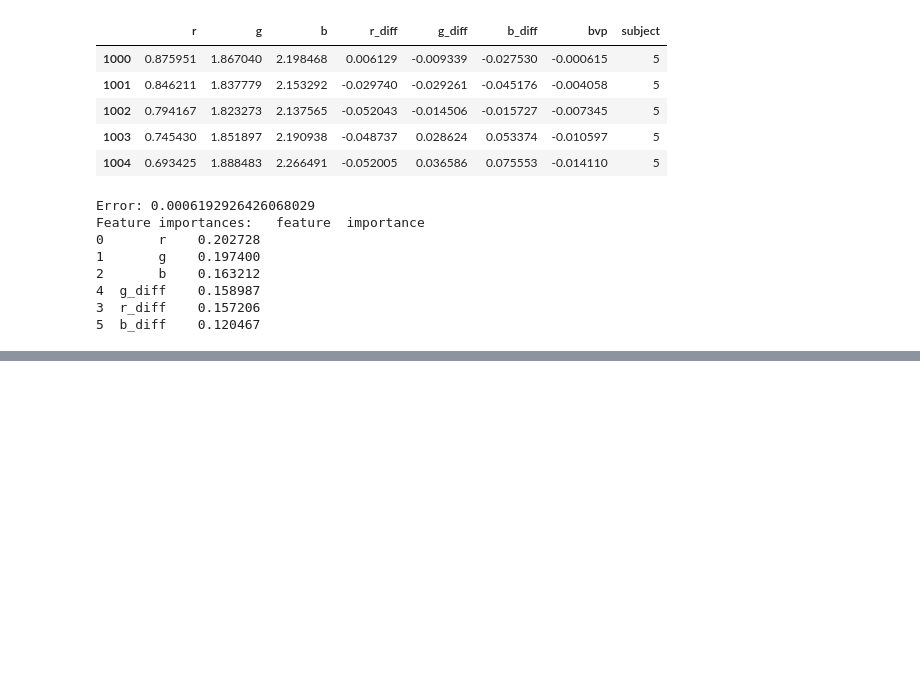
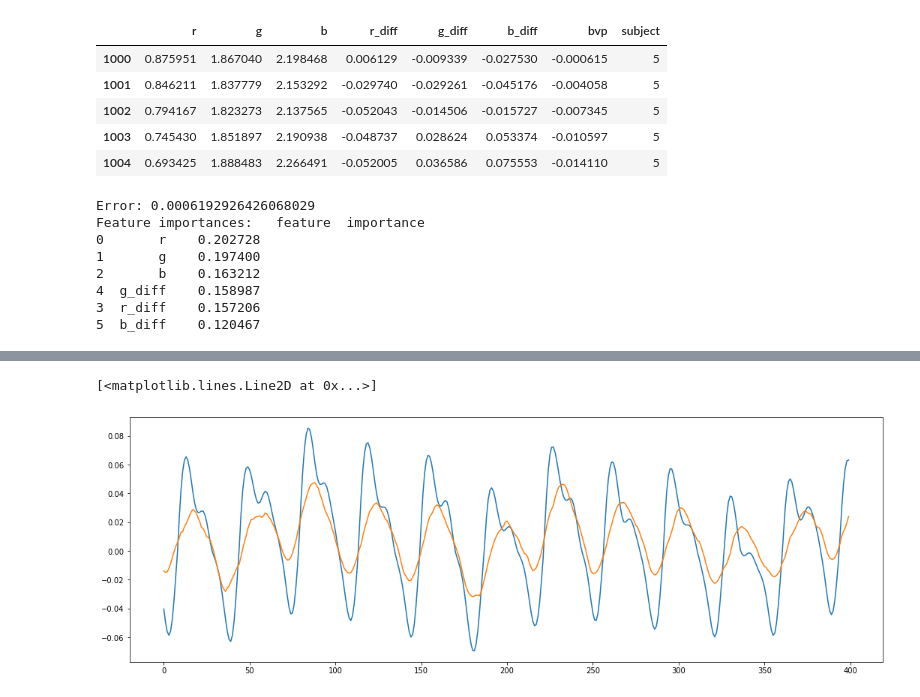
Before and after one commit to arnavpon/pydroid, a Jupyter notebook: example/android/app/src/main/python/pipeline-dev/pipeline-v1/ml.v3.ipynb, the cells around one changed output, grey strips where cells are left out. Cells and saved outputs as stored; diff of their text form; code cells hidden in the pictures; blank space fills up the shorter version.

```diff
--- a/example/android/app/src/main/python/pipeline-dev/pipeline-v1/ml.v3.ipynb
+++ b/example/android/app/src/main/python/pipeline-dev/pipeline-v1/ml.v3.ipynb
@@ -174,0 +111,22 @@ plt.plot(pred[beg: end])
+# %%
+model = ml
+
+test_subject = 5
+smoothing_window = 15
+ground_truth_smoothing_window = 20
+
+beg = 1000
+end = 1400
+
+test_X = model.X.to_numpy()
+test_y = model.y.to_numpy()
+
+pred = ml.predict_skl(test_X)
+pred = n_moving_avg(pred, smoothing_window)
+pred = resample(pred, len(test_y))
+
+plt.plot(test_y[beg: end])
+plt.plot(pred[beg: end])
+# %% [output]
+[<matplotlib.lines.Line2D at 0x...>]
+[figure, added]
```
Also changed, not shown: parts of 1 cell of this notebook.
